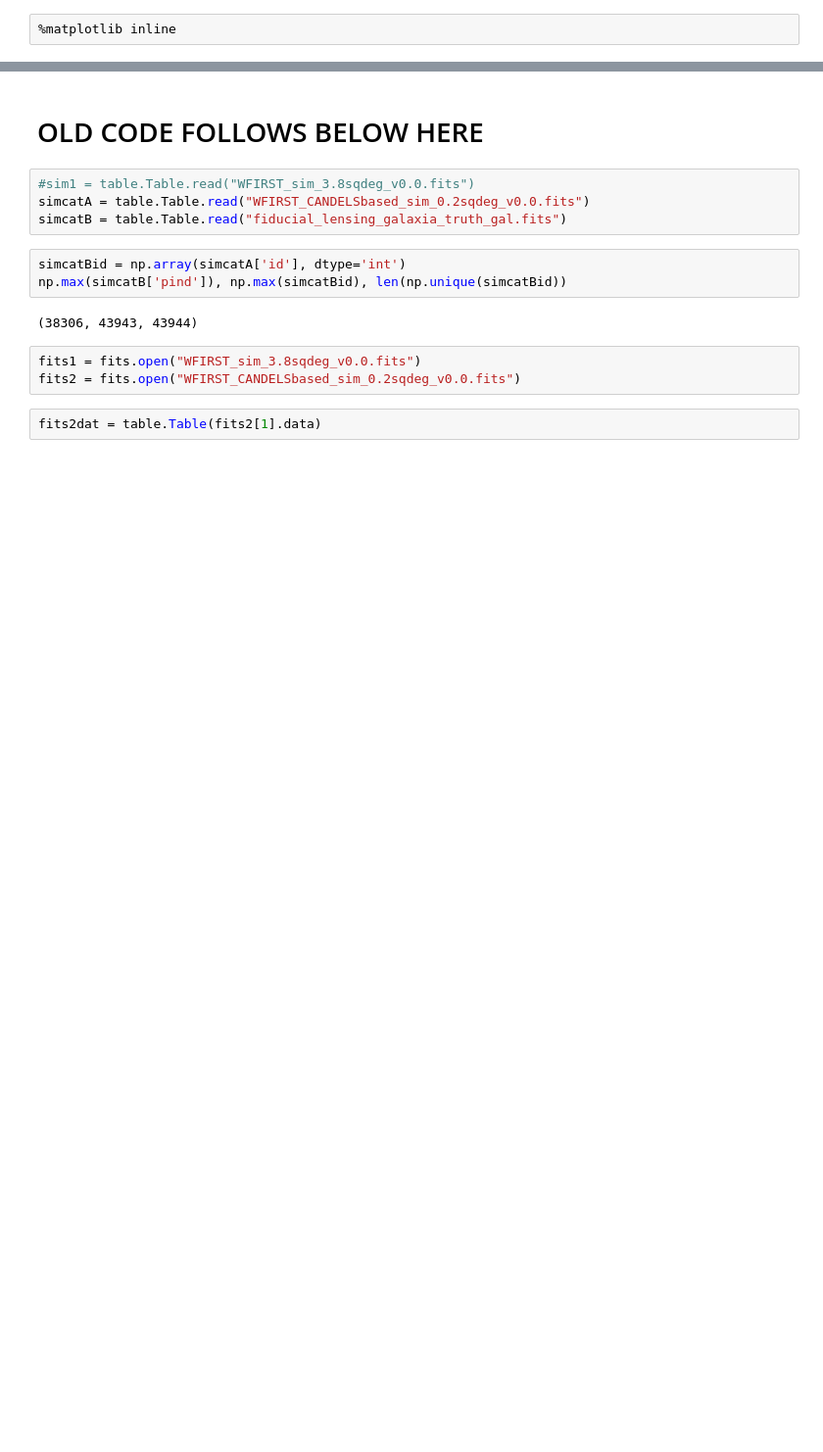
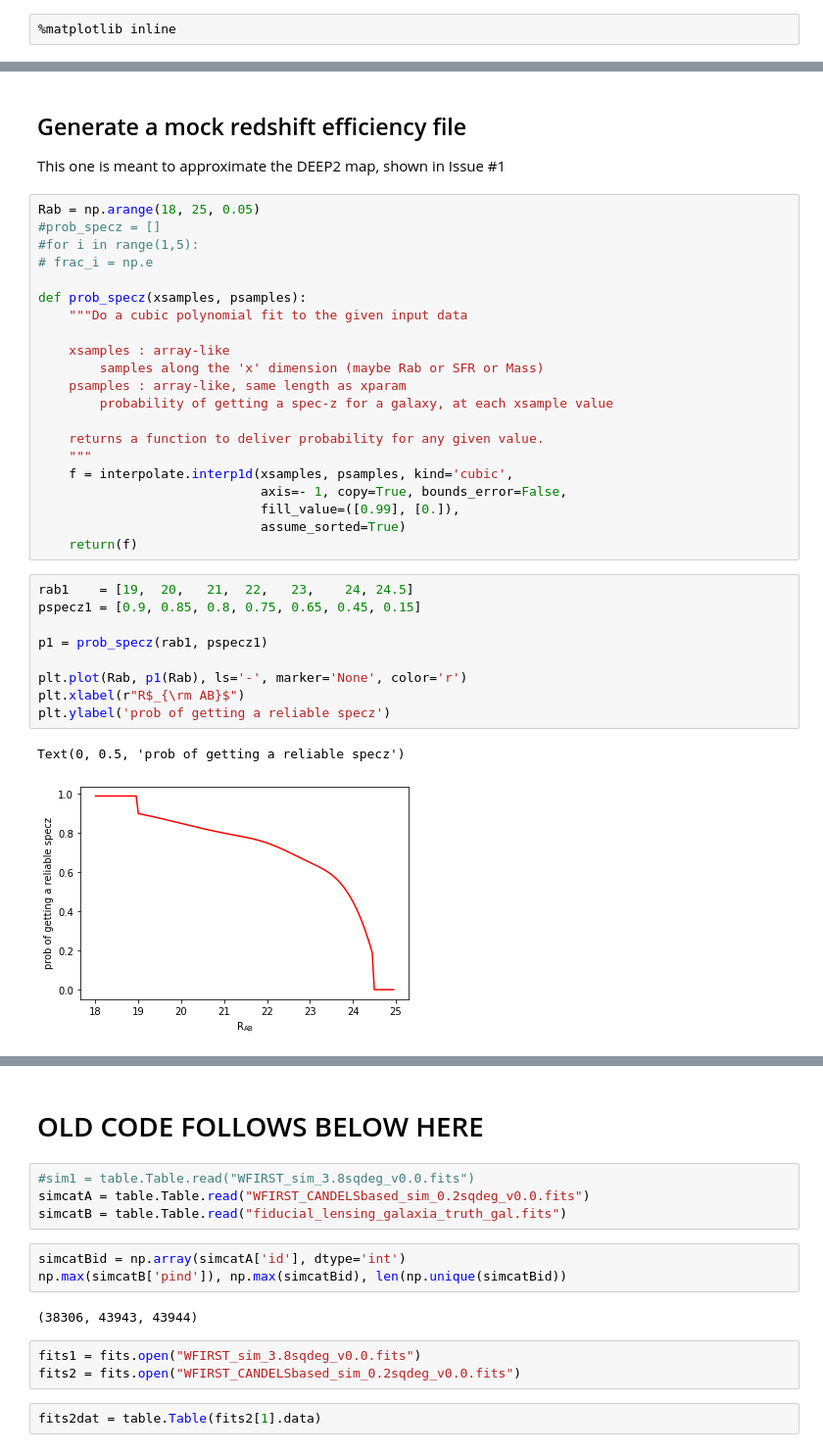
Before and after one commit to srodney/roman-sn-redshifts, a Jupyter notebook: roman-sn_hostlib.ipynb, the cells around one changed output, grey strips where cells are left out. Shown at 98% size. Drawn from its saved outputs; the diff is of its cells as text; blank space fills up the shorter version.

```diff
--- a/roman-sn_hostlib.ipynb
+++ b/roman-sn_hostlib.ipynb
@@ -16,0 +18,37 @@ from scipy import integrate
+# %% [markdown]
+## Generate a mock redshift efficiency file
+
+This one is meant to approximate the DEEP2 map, shown in Issue #1
+# %%
+Rab = np.arange(18, 25, 0.05)
+#prob_specz = []
+#for i in range(1,5):
+# frac_i = np.e
+
+def prob_specz(xsamples, psamples):
+    """Do a cubic polynomial fit to the given input data
+
+    xsamples : array-like
+        samples along the 'x' dimension (maybe Rab or SFR or Mass)
+    psamples : array-like, same length as xparam
+        probability of getting a spec-z for a galaxy, at each xsample value
+
+    returns a function to deliver probability for any given value.
+    """
+    f = interpolate.interp1d(xsamples, psamples, kind='cubic',
+                             axis=- 1, copy=True, bounds_error=False,
+                             fill_value=([0.99], [0.]),
+                             assume_sorted=True)
+    return(f)
+# %%
+rab1    = [19,  20,   21,  22,   23,    24, 24.5]
+pspecz1 = [0.9, 0.85, 0.8, 0.75, 0.65, 0.45, 0.15]
+
+p1 = prob_specz(rab1, pspecz1)
+
+plt.plot(Rab, p1(Rab), ls='-', marker='None', color='r')
+plt.xlabel(r"R$_{\rm AB}$")
+plt.ylabel('prob of getting a reliable specz')
+# %% [output]
+Text(0, 0.5, 'prob of getting a reliable specz')
+[figure, added]
```
Also changed, not shown: parts of 14 cells of this notebook.
